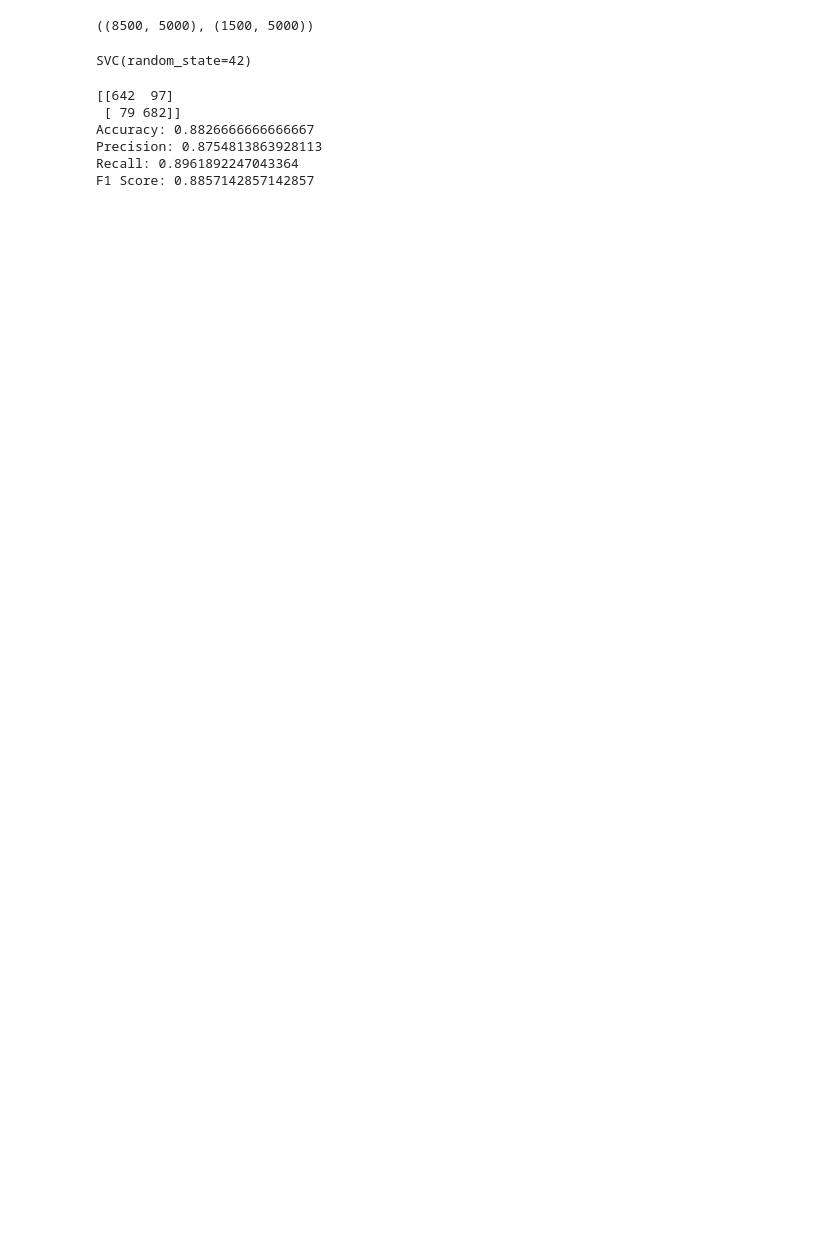
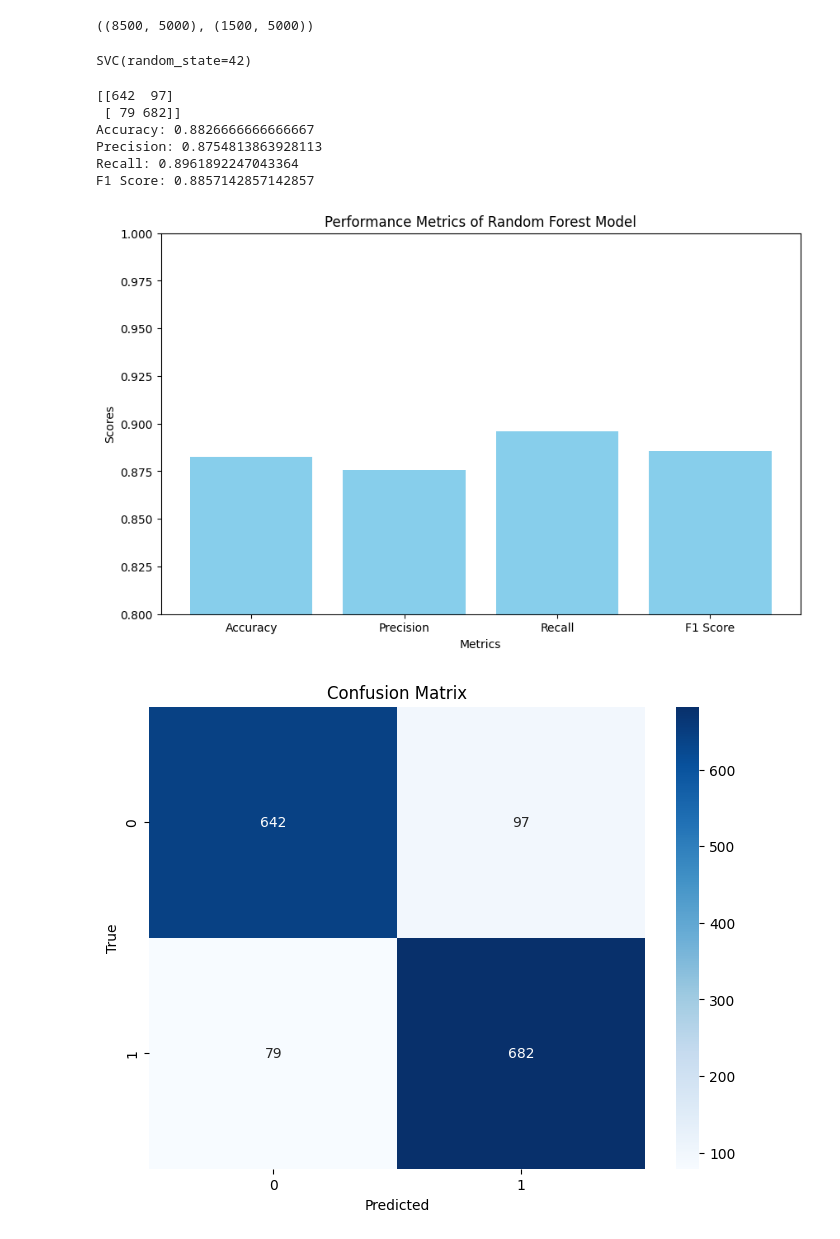
Before and after one commit to CGM-Charlie/project-popcorn-polarity, a Jupyter notebook: VSM (1).ipynb, the cells around one changed output. Saved outputs shown, nothing was run; the diff lists cells and outputs as text; code cells hidden in the pictures; blank space fills up the shorter version.

Commit message:
erase limits on modeling and add graphs

```diff
--- a/VSM (1).ipynb
+++ b/VSM (1).ipynb
@@ -14,6 +15,5 @@ Drive already mounted at /content/drive; to attempt to forcibly remount, call dr
 # %%
-df = pd.read_csv('/content/drive/MyDrive/project_popcorn/IMDB Dataset.csv')
-df = df.iloc[0:10000]
+df = pd.read_csv('IMDB Dataset.csv')
 df.head()
 # %% [output]
 |  | review | sentiment |
@@ -136,3 +138,30 @@ Accuracy: 0.8826666666666667
 Precision: 0.8754813863928113
 Recall: 0.8961892247043364
 F1 Score: 0.8857142857142857
+# %%
+import matplotlib.pyplot as plt
+import seaborn as sns
+
+# Bar Graph for Performance Metrics
+metrics = [accuracy, precision, recall, f1]
+metric_names = ['Accuracy', 'Precision', 'Recall', 'F1 Score']
+
+plt.figure(figsize=(10, 6))
+plt.bar(metric_names, metrics, color='skyblue')
+plt.xlabel('Metrics')
+plt.ylabel('Scores')
+plt.title('Performance Metrics of Random Forest Model')
+plt.ylim(0.8, 1)
+plt.show()
+
+# Confusion Matrix
+cm = confusion_matrix(y_test, y_pred)
+plt.figure(figsize=(8, 6))
+sns.heatmap(cm, annot=True, fmt='d', cmap='Blues')
+plt.xlabel('Predicted')
+plt.ylabel('True')
+plt.title('Confusion Matrix')
+plt.show()
+# %% [output]
+[figure, added]
+[figure, added]
```
Also changed, not shown: parts of 3 cells of this notebook.
